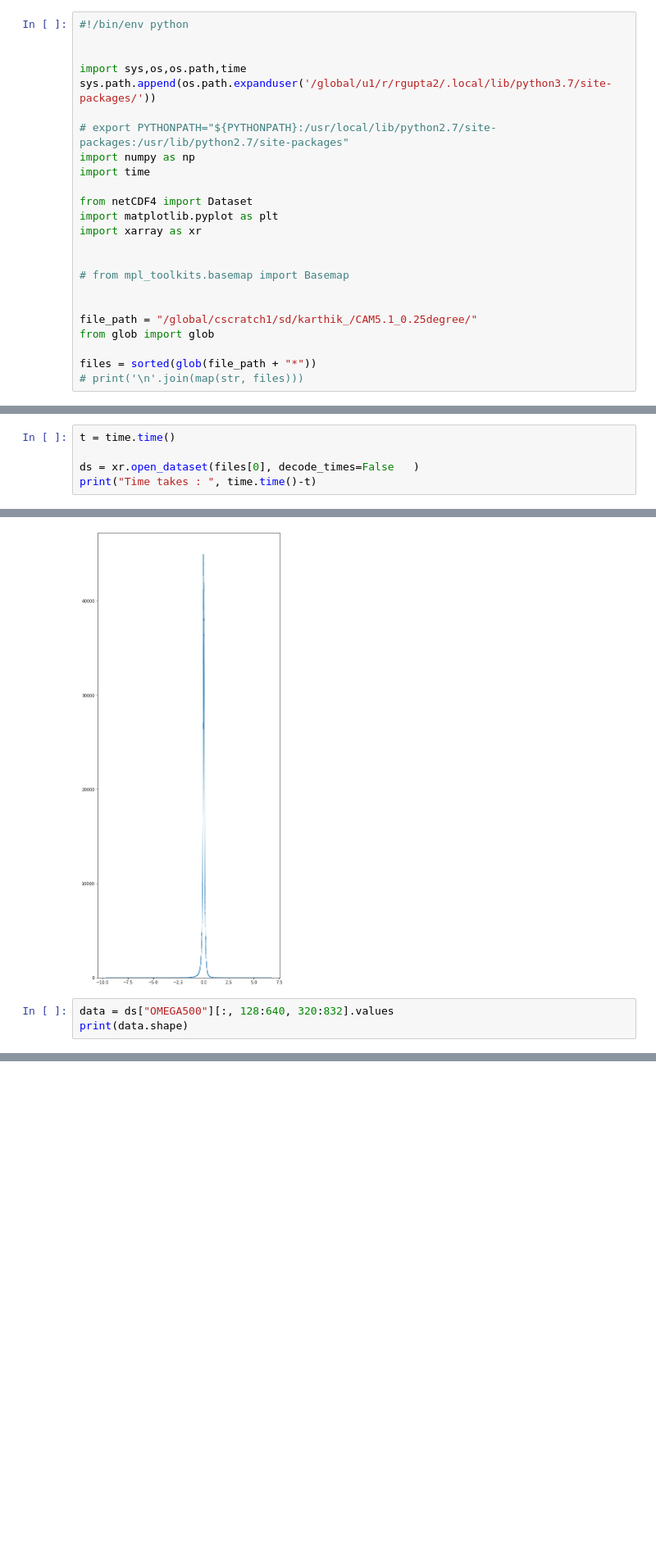
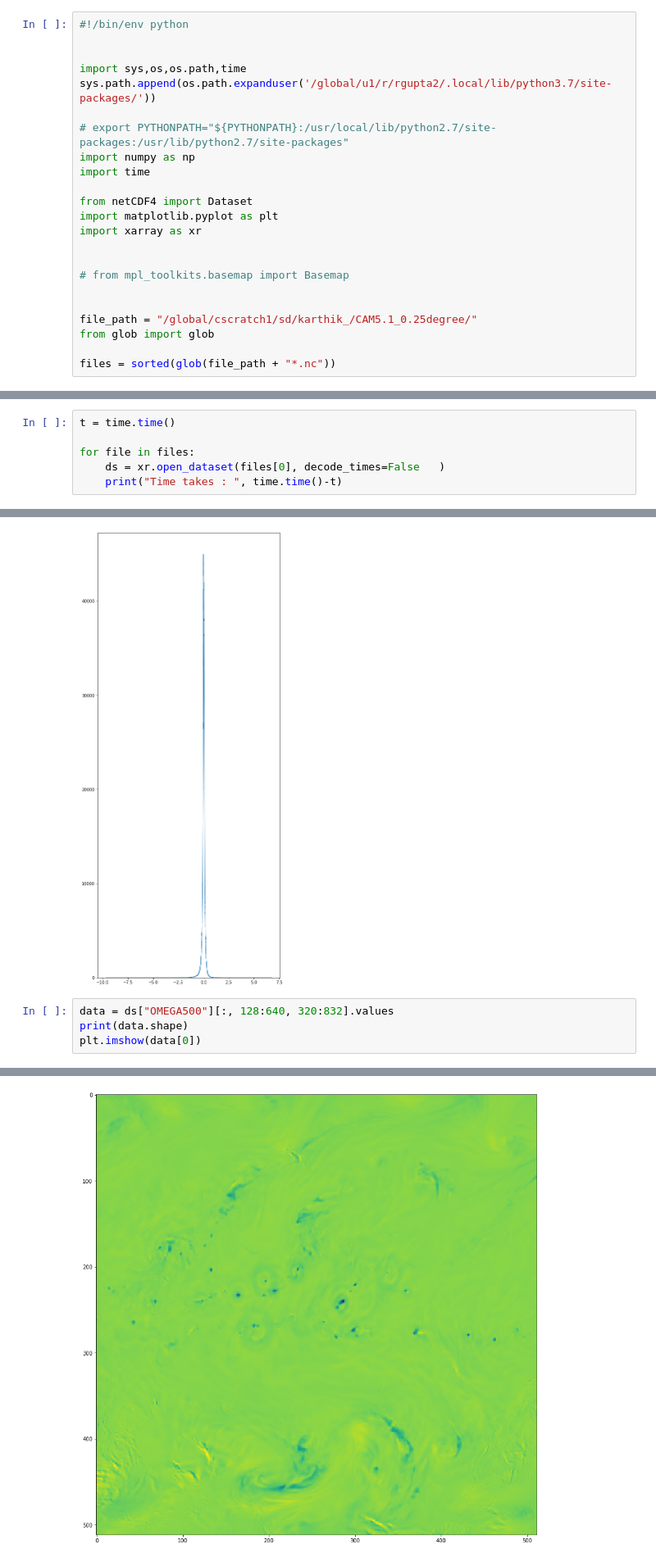
Before and after one commit to rishabh135/climate_stylegan, a Jupyter notebook: jupyter_notebooks/exploring_climate_data.ipynb, the cells around one changed output, grey strips where cells are left out. Shown: that part at 82% size. Saved outputs shown, nothing was run; the diff lists cells and outputs as text; blank space fills up the shorter version.

```diff
--- a/jupyter_notebooks/exploring_climate_data.ipynb
+++ b/jupyter_notebooks/exploring_climate_data.ipynb
@@ -20,5 +20,4 @@ import xarray as xr
 file_path = "/global/cscratch1/sd/karthik_/CAM5.1_0.25degree/"
 from glob import glob
 
-files = sorted(glob(file_path + "*"))
-# print('\n'.join(map(str, files)))
+files = sorted(glob(file_path + "*.nc"))
@@ -25,6 +29,7 @@ files = sorted(glob(file_path + "*"))
 # %%
 t = time.time()
 
-ds = xr.open_dataset(files[0], decode_times=False	)
-print("Time takes : ", time.time()-t)
+for file in files:
+    ds = xr.open_dataset(files[0], decode_times=False	)
+    print("Time takes : ", time.time()-t)
 # %% [output]
@@ -97,5 +102,6 @@ plt.hist(original_data.flatten(), bins='fd', histtype='step')
 # %%
 data = ds["OMEGA500"][:, 128:640, 320:832].values
 print(data.shape)
+plt.imshow(data[0])
 # %% [output]
 (8, 512, 512)
@@ -101,0 +109 @@ print(data.shape)
+[figure, added]
```
Also changed, not shown: parts of 8 cells of this notebook, 38 other files.
